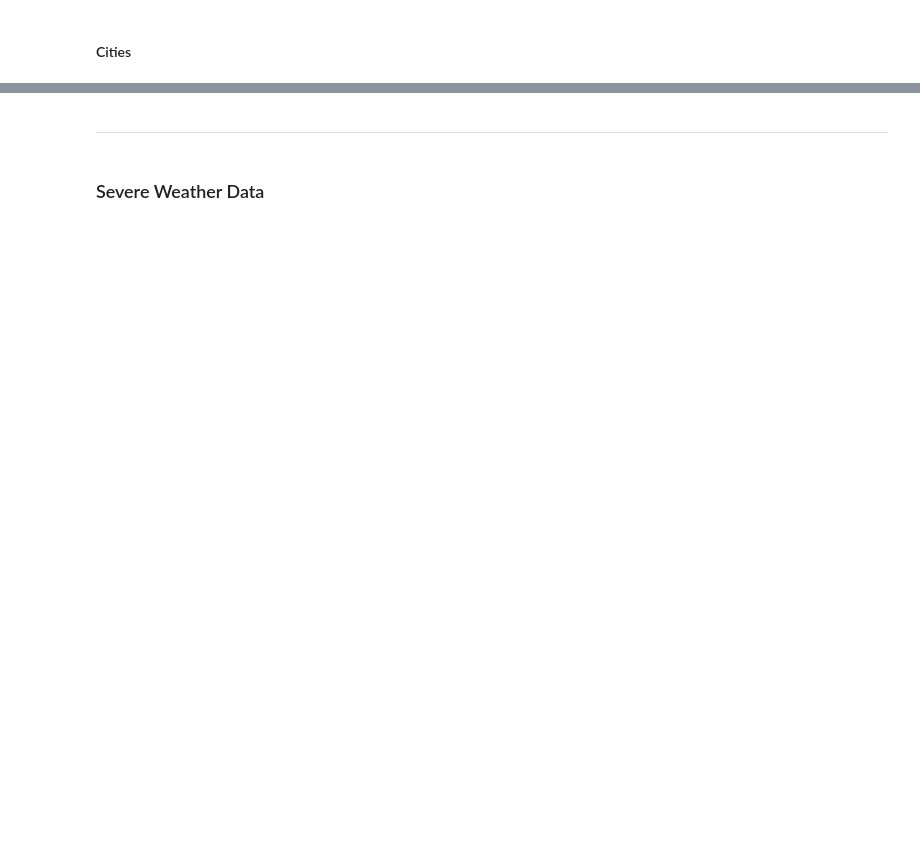
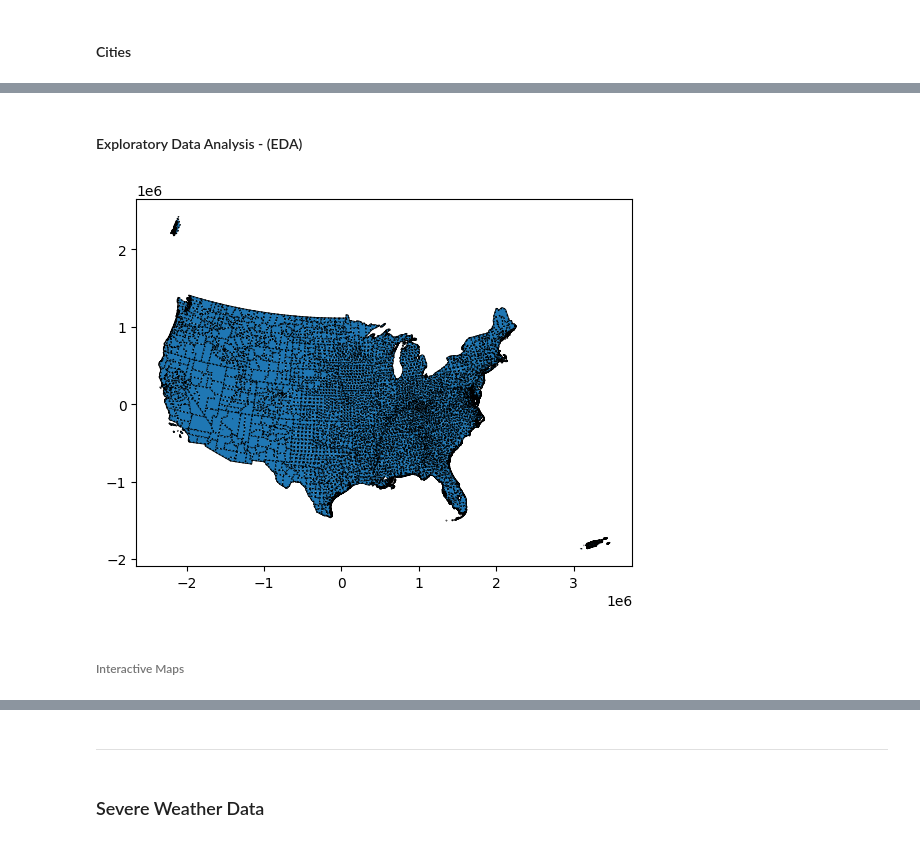
Before and after one commit to mtulow/explore-tornado-weather-data, a Jupyter notebook: notebooks/explore_weather_data.ipynb, the cells around one changed output, grey strips where cells are left out. Cells and saved outputs as stored; diff of their text form; code cells hidden in the pictures; blank space fills up the shorter version.

```diff
--- a/notebooks/explore_weather_data.ipynb
+++ b/notebooks/explore_weather_data.ipynb
@@ -35,0 +161,3 @@ __Relevant Data:__
+# %%
+counties = download_geographic_boundaries('counties', False)
+counties
@@ -41,0 +198,11 @@ __Relevant Data:__
+# %% [markdown]
+#### Exploratory Data Analysis - (EDA)
+# %%
+ax = states.plot(color='whitesmoke', edgecolor='black')
+ax = counties.plot(ax=ax, linestyle=':', edgecolor='black')
+
+plt.show()
+# %% [output]
+[figure, added]
+# %% [markdown]
+###### Interactive Maps
```
Also changed, not shown: parts of 35 cells of this notebook.
